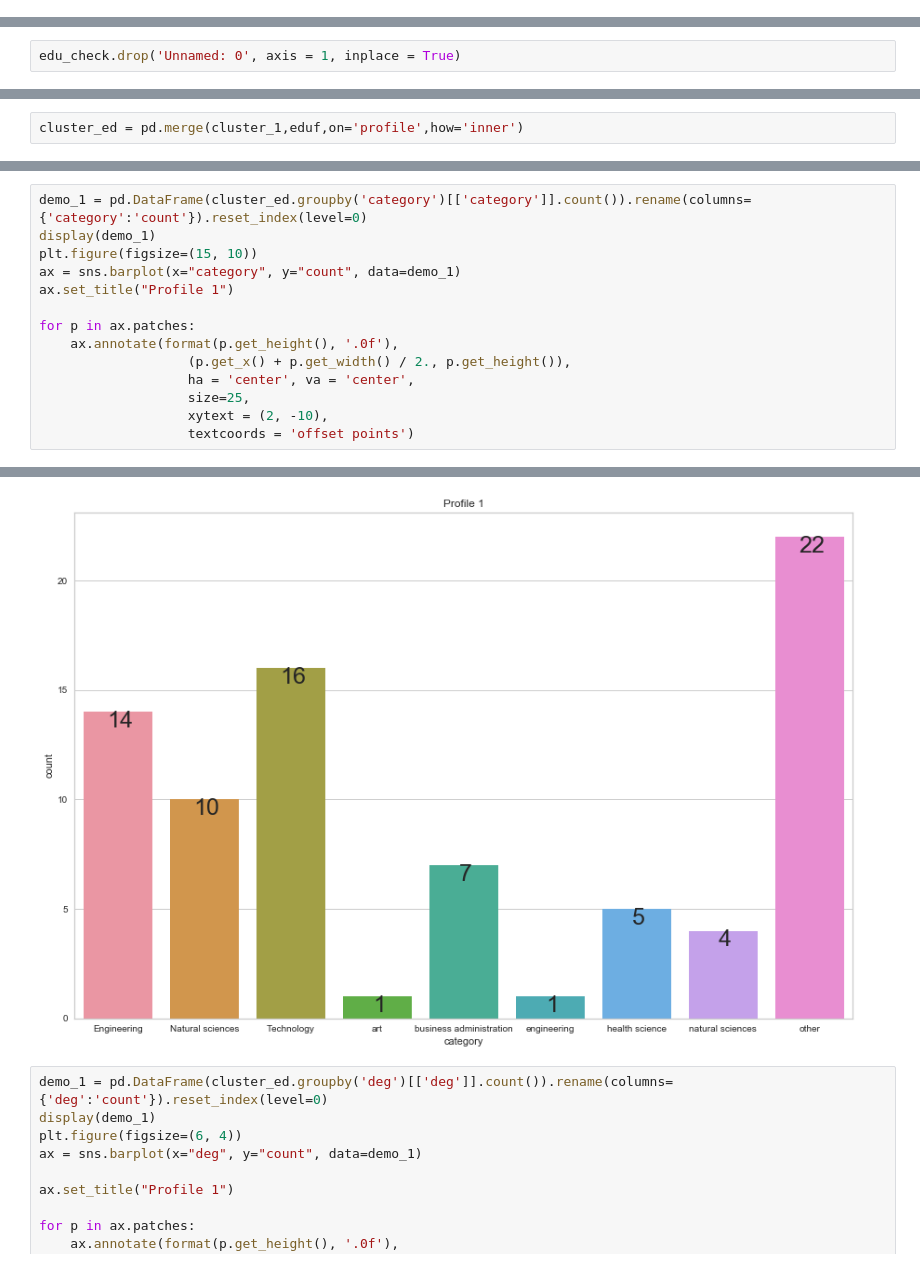
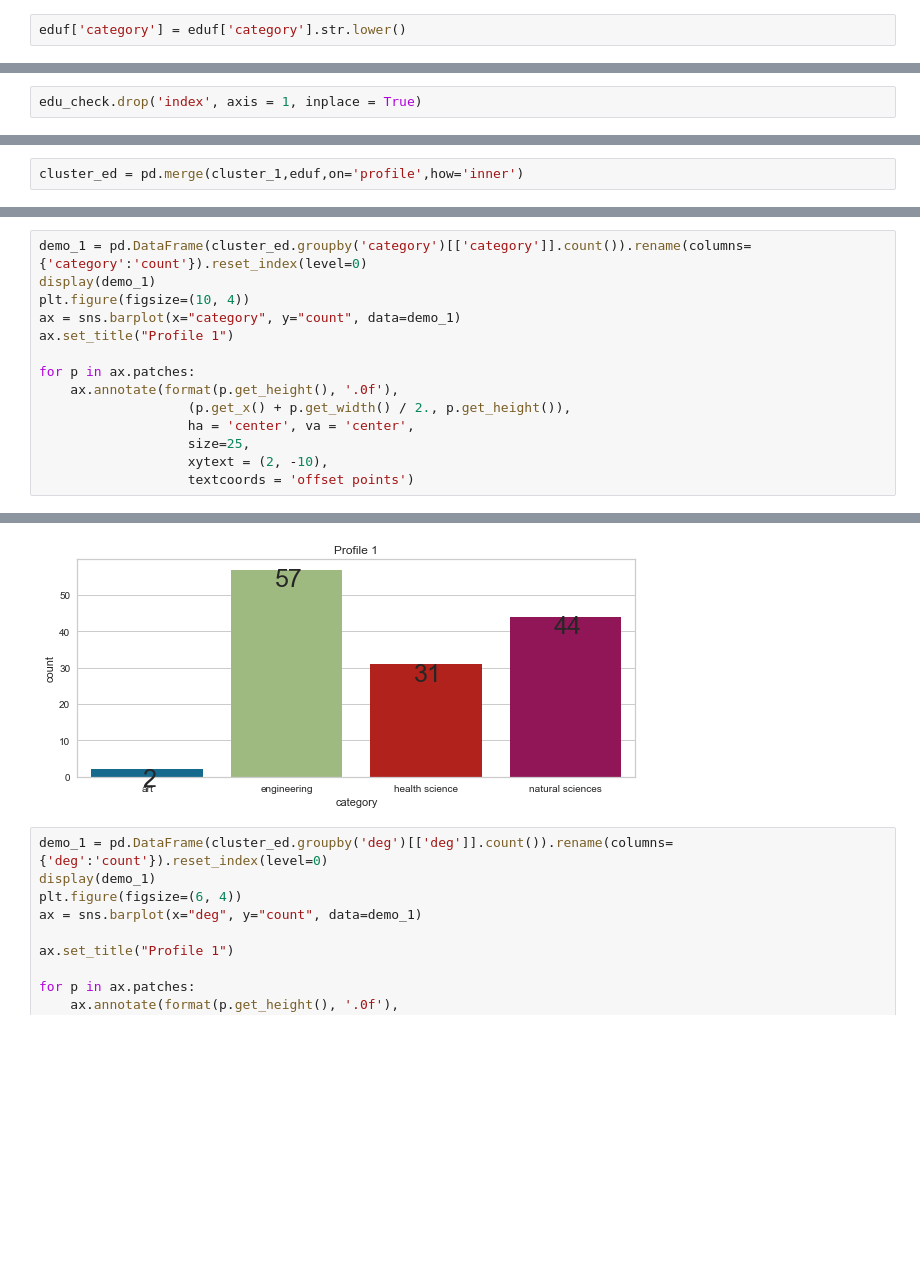
Before and after one commit to B1o0b1/Ayiti_analytics_capstone_project, a Jupyter notebook: initial_notebook.ipynb, the cells around one changed output, grey strips where cells are left out. Saved outputs shown, nothing was run; the diff lists cells and outputs as text; blank space fills up the shorter version.

```diff
--- a/initial_notebook.ipynb
+++ b/initial_notebook.ipynb
@@ -1473,9 +1464,11 @@ eduf.head()
+# %%
+eduf['category'] = eduf['category'].str.lower()
 # %%
 onecode_education = pd.get_dummies(eduf[['category','deg']], prefix='', prefix_sep = '')
 # %%
 edu_check = eduf.reset_index()
 # %%
-edu_check.drop('Unnamed: 0', axis = 1, inplace = True)
+edu_check.drop('index', axis = 1, inplace = True)
 # %%
 edu_check['category'] = edu_check['category'].str.lower()
 # %%
@@ -1665,7 +1658,7 @@ for p in ax.patches:
 # %%
 demo_1 = pd.DataFrame(cluster_ed.groupby('category')[['category']].count()).rename(columns={'category':'count'}).reset_index(level=0)
 display(demo_1)
-plt.figure(figsize=(15, 10))
+plt.figure(figsize=(10, 4))
 ax = sns.barplot(x="category", y="count", data=demo_1)
 ax.set_title("Profile 1")
 
@@ -1690,4 +1678,4 @@ for p in ax.patches:
-[figure, old version]
+[figure, new version]
 # %%
 demo_1 = pd.DataFrame(cluster_ed.groupby('deg')[['deg']].count()).rename(columns={'deg':'count'}).reset_index(level=0)
 display(demo_1)
```
Also changed, not shown: parts of 47 cells of this notebook.
